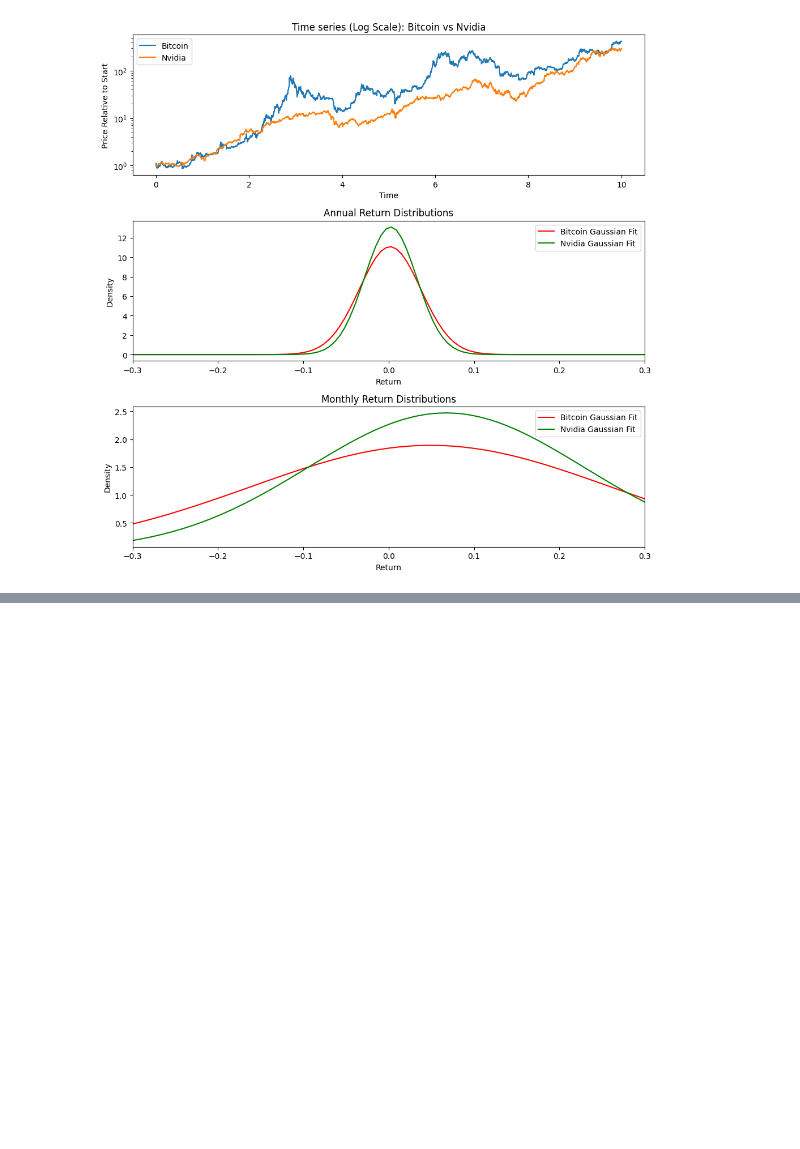
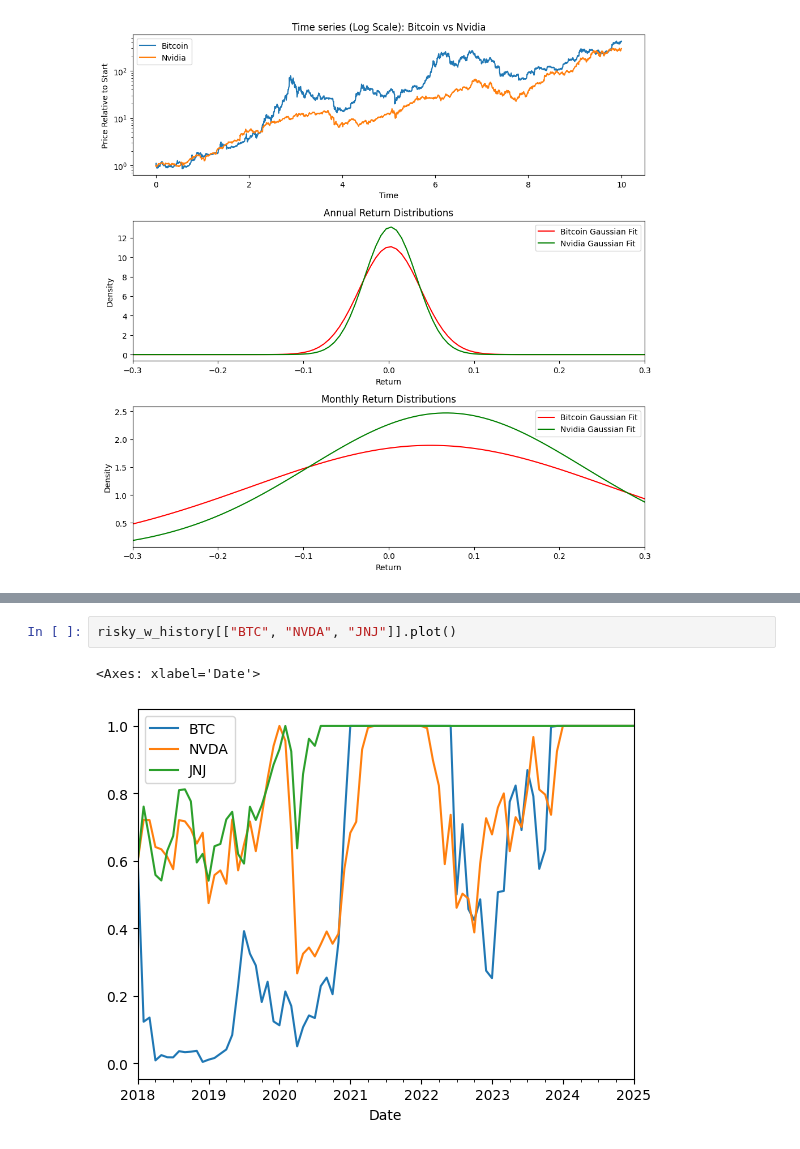
Before and after one commit to SaverioPCapra/University-Homeworks-Projects, a Jupyter notebook: Python Project/python_project.ipynb, the cells around one changed output, grey strips where cells are left out. Saved outputs shown, nothing was run; the diff lists cells and outputs as text; blank space fills up the shorter version.

```diff
--- a/Python Project/python_project.ipynb
+++ b/Python Project/python_project.ipynb
@@ -496,0 +549,5 @@ compare_with_btc(btc_prices=btc_prices, asset_prices= fetch("NVDA"), asset_name=
+# %%
+risky_w_history[["BTC", "NVDA", "JNJ"]].plot()
+# %% [output]
+<Axes: xlabel='Date'>
+[figure, added]
```
Also changed, not shown: parts of 12 cells of this notebook.
